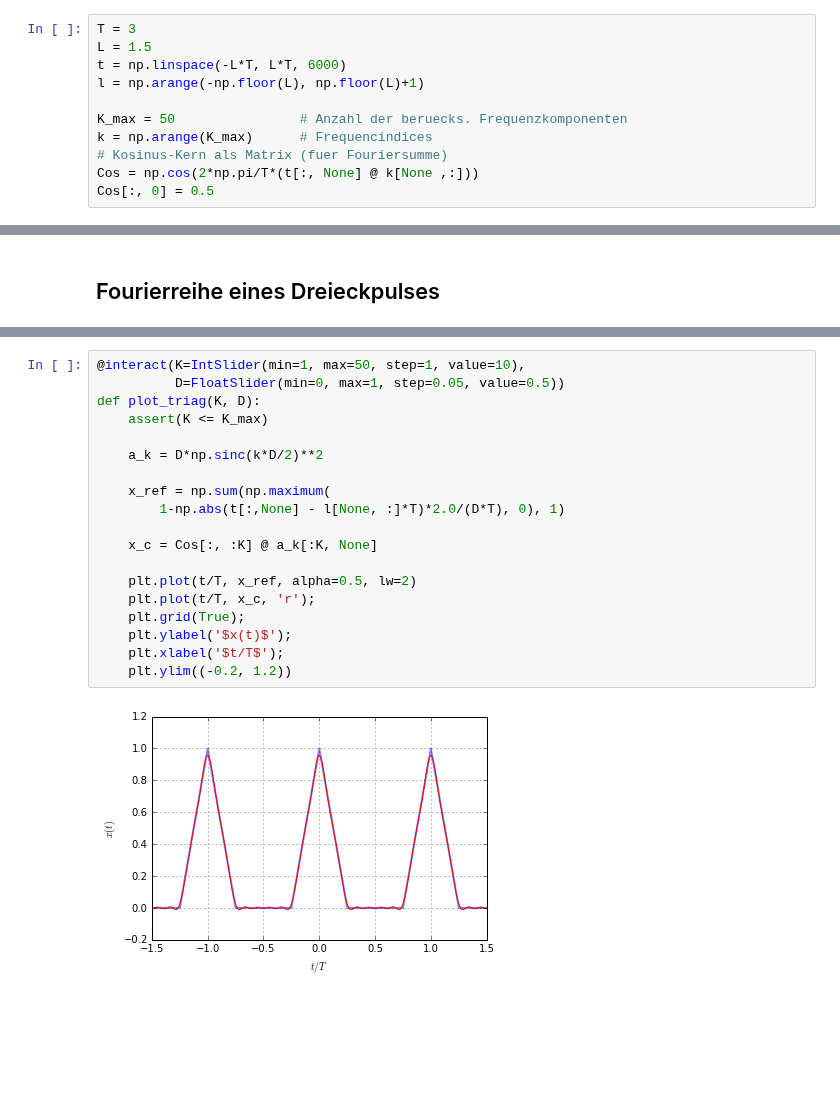
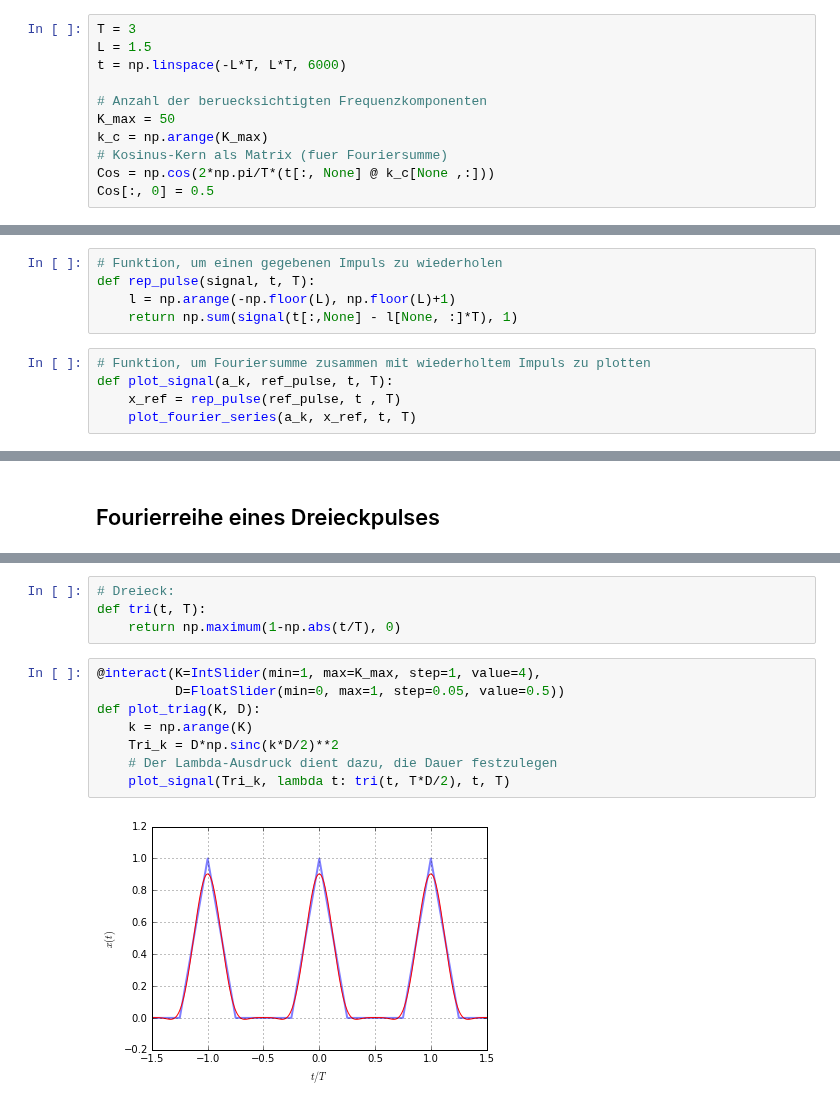
Before and after one commit to fgnt/nachrichtentechnik, a Jupyter notebook: notebooks/Uebungen/Fourierreihen.ipynb, the cells around one changed output, grey strips where cells are left out. Drawn from its saved outputs; the diff is of its cells as text; blank space fills up the shorter version.

Commit message:
Refactoring of the fourier series notebook

```diff
--- a/notebooks/Uebungen/Fourierreihen.ipynb
+++ b/notebooks/Uebungen/Fourierreihen.ipynb
@@ -10,10 +12,10 @@ from ipywidgets.widgets import interact, IntSlider, FloatSlider
 T = 3
 L = 1.5
 t = np.linspace(-L*T, L*T, 6000)
-l = np.arange(-np.floor(L), np.floor(L)+1)
 
-K_max = 50                # Anzahl der beruecks. Frequenzkomponenten
-k = np.arange(K_max)      # Frequencindices
+# Anzahl der beruecksichtigten Frequenzkomponenten
+K_max = 50
+k_c = np.arange(K_max)
 # Kosinus-Kern als Matrix (fuer Fouriersumme)
-Cos = np.cos(2*np.pi/T*(t[:, None] @ k[None ,:]))
+Cos = np.cos(2*np.pi/T*(t[:, None] @ k_c[None ,:]))
 Cos[:, 0] = 0.5
@@ -19,0 +33,10 @@ Cos[:, 0] = 0.5
+# %%
+# Funktion, um einen gegebenen Impuls zu wiederholen
+def rep_pulse(signal, t, T):
+    l = np.arange(-np.floor(L), np.floor(L)+1)
+    return np.sum(signal(t[:,None] - l[None, :]*T), 1)
+# %%
+# Funktion, um Fouriersumme zusammen mit wiederholtem Impuls zu plotten
+def plot_signal(a_k, ref_pulse, t, T):
+    x_ref = rep_pulse(ref_pulse, t , T)
+    plot_fourier_series(a_k, x_ref, t, T)
@@ -71,21 +108,14 @@ def plot_rect(K, D):
+# %%
+# Dreieck:
+def tri(t, T):
+    return np.maximum(1-np.abs(t/T), 0)
 # %%
-@interact(K=IntSlider(min=1, max=50, step=1, value=10),
+@interact(K=IntSlider(min=1, max=K_max, step=1, value=4),
           D=FloatSlider(min=0, max=1, step=0.05, value=0.5))
 def plot_triag(K, D):
-    assert(K <= K_max)
-
-    a_k = D*np.sinc(k*D/2)**2
-
-    x_ref = np.sum(np.maximum(
-        1-np.abs(t[:,None] - l[None, :]*T)*2.0/(D*T), 0), 1)
-
-    x_c = Cos[:, :K] @ a_k[:K, None]
-
-    plt.plot(t/T, x_ref, alpha=0.5, lw=2)
-    plt.plot(t/T, x_c, 'r');
-    plt.grid(True);
-    plt.ylabel('$x(t)$');
-    plt.xlabel('$t/T$');
-    plt.ylim((-0.2, 1.2))
+    k = np.arange(K)
+    Tri_k = D*np.sinc(k*D/2)**2
+    # Der Lambda-Ausdruck dient dazu, die Dauer festzulegen
+    plot_signal(Tri_k, lambda t: tri(t, T*D/2), t, T)
 # %% [output]
-[figure, old version]
+[figure, new version]
```
Also changed, not shown: parts of 7 cells of this notebook.
